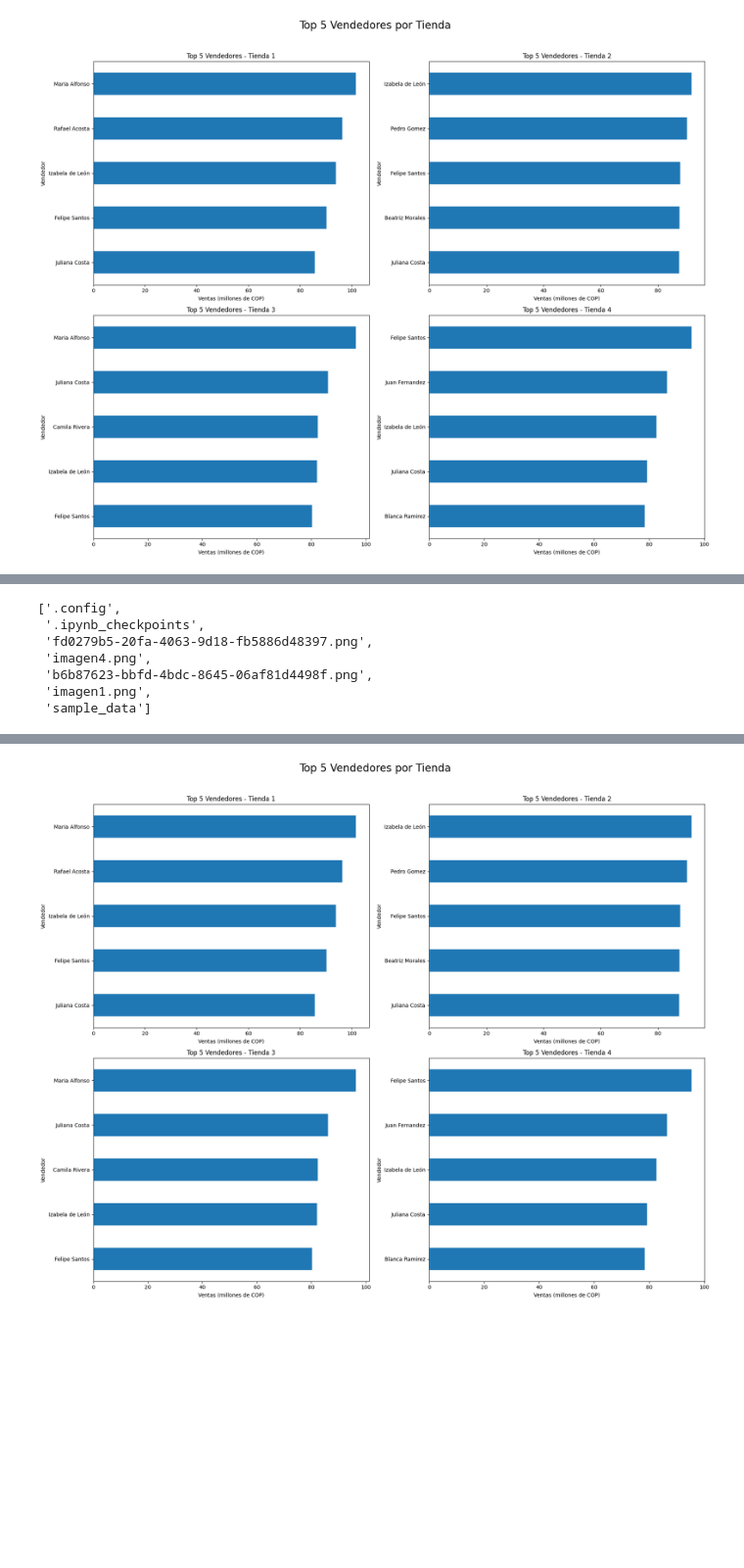
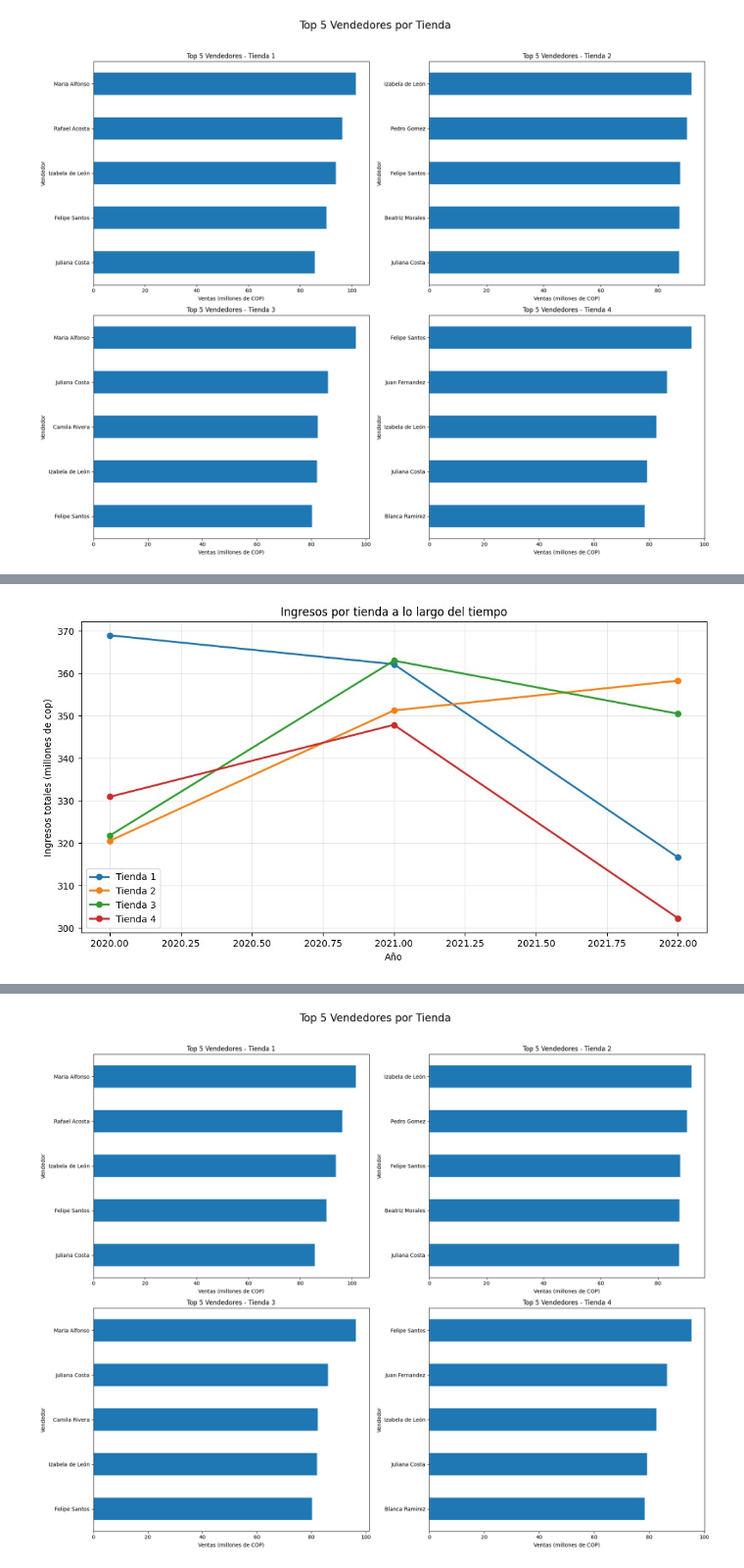
Before and after one commit to RientArlCroud/challenge2-an-lisis-de-datos, a Jupyter notebook: AluraStoreLatam.ipynb, the cells around one changed output, grey strips where cells are left out. Shown at 98% size. Drawn from its saved outputs; the diff is of its cells as text; code cells hidden in the pictures; blank space fills up the shorter version.

```diff
--- a/AluraStoreLatam.ipynb
+++ b/AluraStoreLatam.ipynb
@@ -846,11 +742,5 @@ Por esta razón se concluye que la Tienda 1 es la opción menos favorable para c
-# %%
-import os
-os.listdir('/content')
-# %% [output]
-['.config',
- '.ipynb_checkpoints',
- 'fd0279b5-20fa-4063-9d18-fb5886d48397.png',
- 'imagen4.png',
- 'b6b87623-bbfd-4bdc-8645-06af81d4498f.png',
- 'imagen1.png',
- 'sample_data']
+# %%
+from IPython.display import Image
+Image("/content/imagen2.png")
+# %% [output]
+[figure, added]
```
Also changed, not shown: parts of 9 cells of this notebook.
